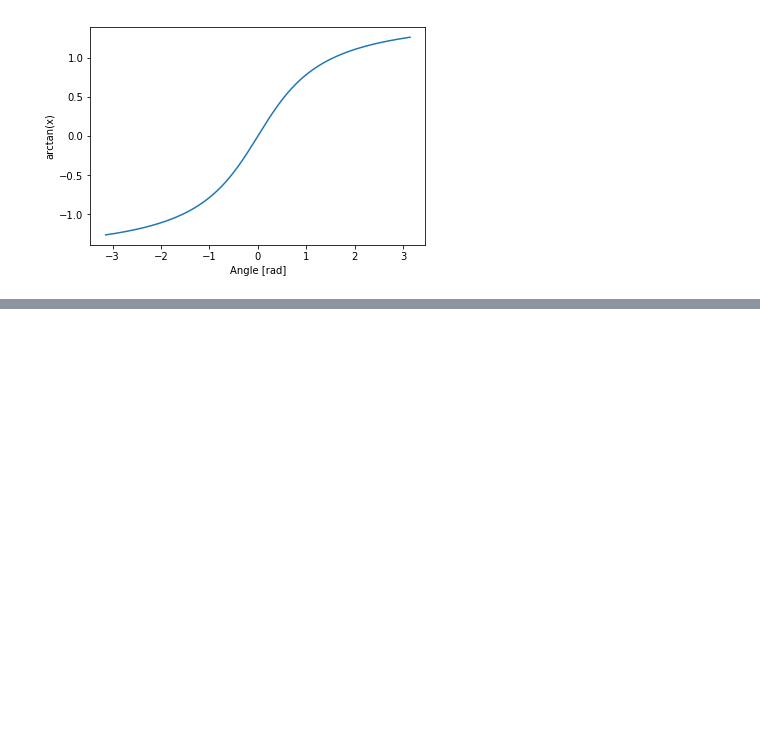
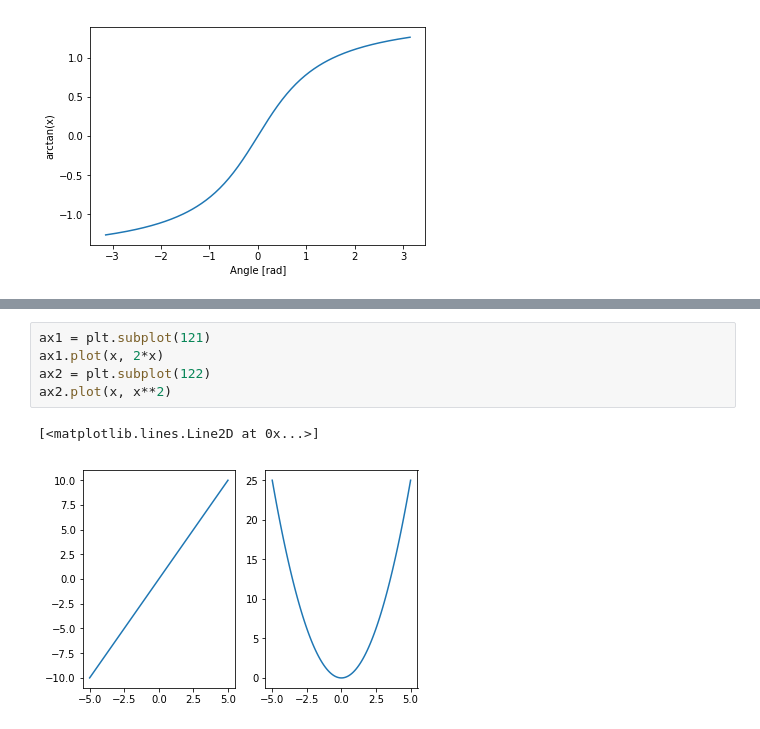
Before and after one commit to shekharkhetan/BootCamp2018, a Jupyter notebook: ProbSet2/Comp/IntroMatplotlib.ipynb, the cells around one changed output, grey strips where cells are left out. Saved outputs shown, nothing was run; the diff lists cells and outputs as text; blank space fills up the shorter version.

```diff
--- a/ProbSet2/Comp/IntroMatplotlib.ipynb
+++ b/ProbSet2/Comp/IntroMatplotlib.ipynb
@@ -66,0 +104,8 @@ plot()
+# %%
+ax1 = plt.subplot(121)
+ax1.plot(x, 2*x)
+ax2 = plt.subplot(122)
+ax2.plot(x, x**2)
+# %% [output]
+[<matplotlib.lines.Line2D at 0x...>]
+[figure, added]
```
Also changed, not shown: parts of 10 cells of this notebook, 3 other files.
